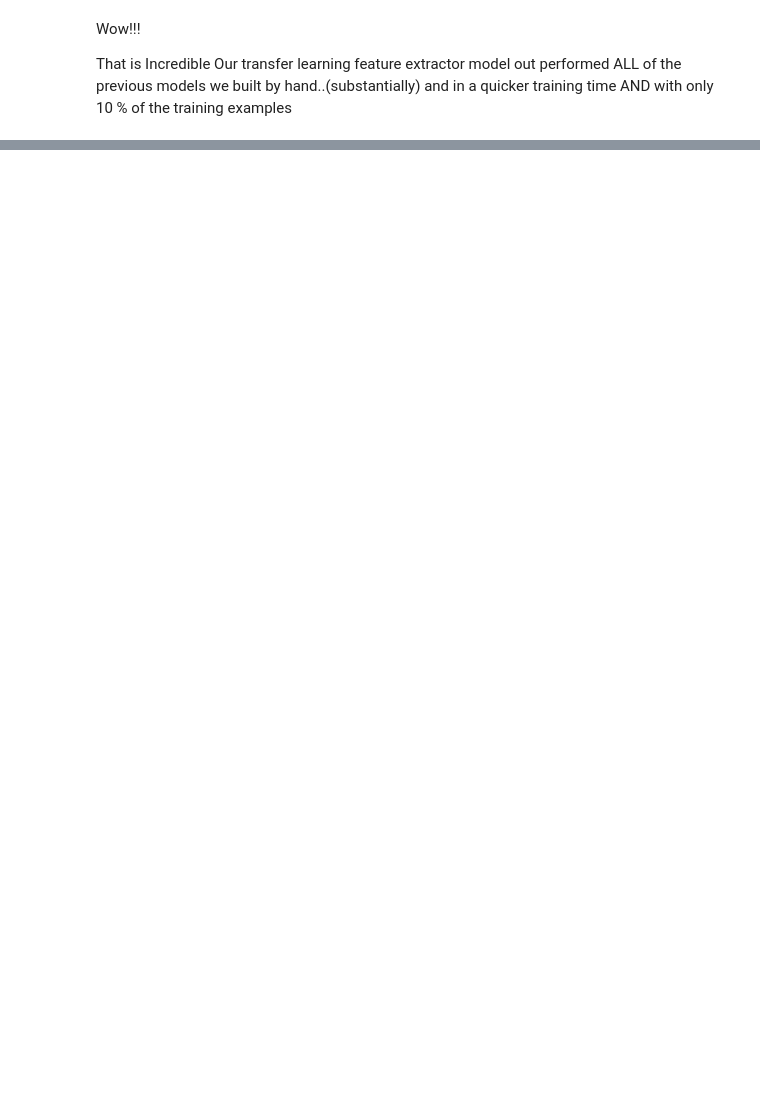
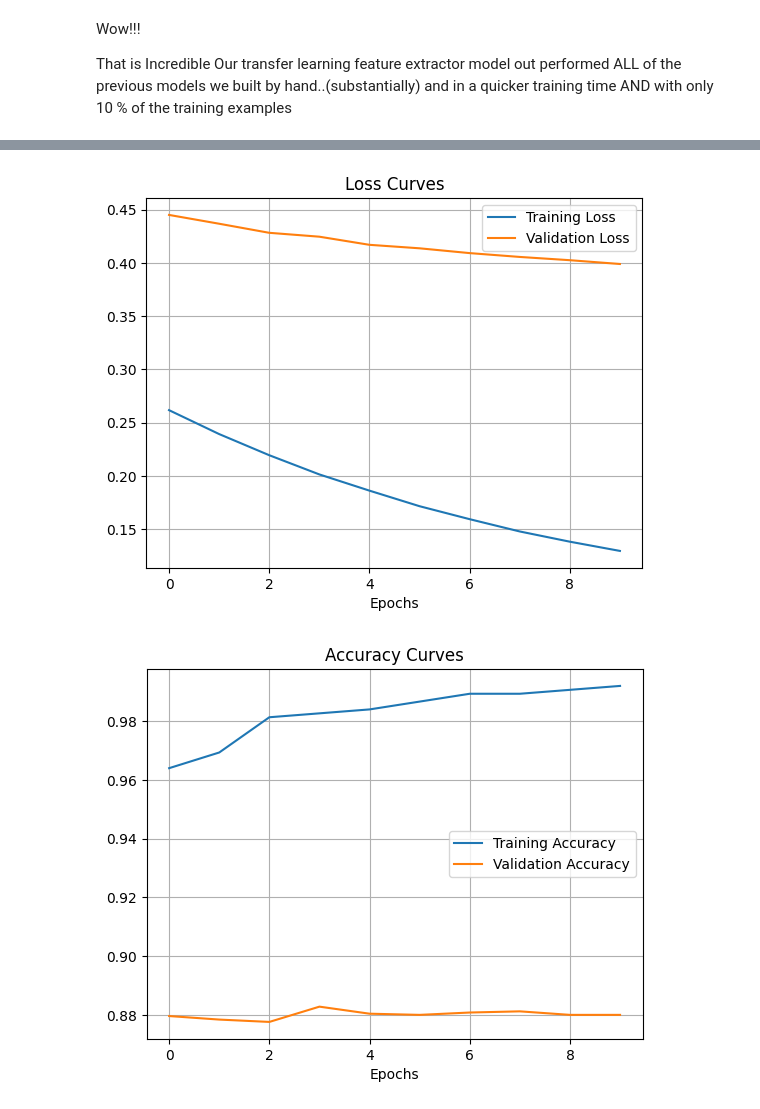
Before and after one commit to saipraneethamvudutha/TensorFlow-Daniel-Brouke, a Jupyter notebook: 04_transfer_learning_in_tensorflow_part_1_feature_extraction.ipynb, the cells around one changed output, grey strips where cells are left out. Cells and saved outputs as stored; diff of their text form; code cells hidden in the pictures; blank space fills up the shorter version.

Commit message:
Bulit an efficientnetb0 model

```diff
--- a/04_transfer_learning_in_tensorflow_part_1_feature_extraction.ipynb
+++ b/04_transfer_learning_in_tensorflow_part_1_feature_extraction.ipynb
@@ -191,0 +245,9 @@ That is Incredible Our transfer learning feature extractor model out performed A
+# %%
+# Creating a EfficientNetB0 model
+efficientnet_model=create_model(efficientnet_url,num_classes=train_data_10_percent.num_classes)
+
+# Compile the model
+efficientnet_model.compile(loss="categorical_crossentropy",
+                           optimizer=tf.keras.optimizers.Adam(),
+                           metrics=["accuracy"]
+                           )
@@ -191,0 +271,9 @@ That is Incredible Our transfer learning feature extractor model out performed A
+# %%
+# Fitting the efficientnet model on the 10_percent dataset
+efficientnet_history=efficientnet_model.fit(train_data_10_percent,
+                       epochs=10,
+                       steps_per_epoch=len(train_data_10_percent),
+                       validation_data=test_data_10_percent,
+                       validation_steps=len(test_data_10_percent),
+                       callbacks=[create_tensorborad_callback(dir_name="tensorflow_hub",
+                                                              experiment_name="efficientnetb0")])
@@ -191,0 +298,6 @@ That is Incredible Our transfer learning feature extractor model out performed A
+# %%
+# Plotting the loss and accuracy curves
+plot_loss_curves(efficientnet_history)
+# %% [output]
+[figure, added]
+[figure, added]
```
Also changed, not shown: parts of 12 cells of this notebook.
